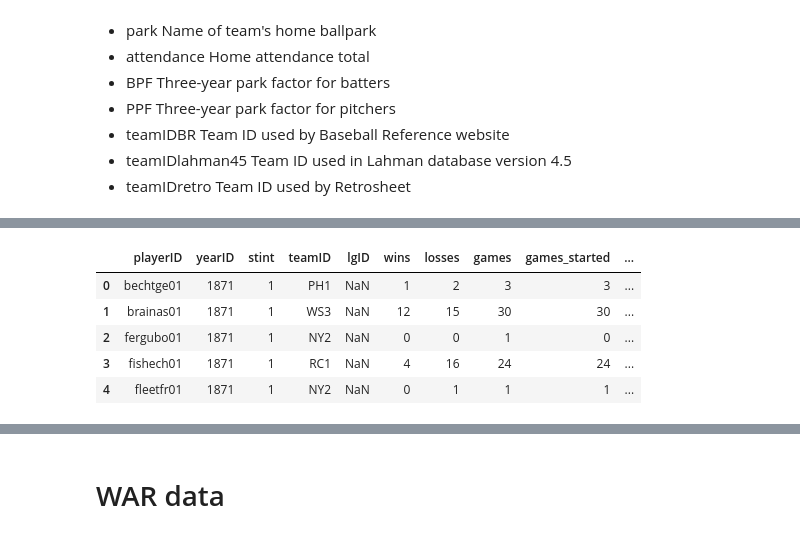
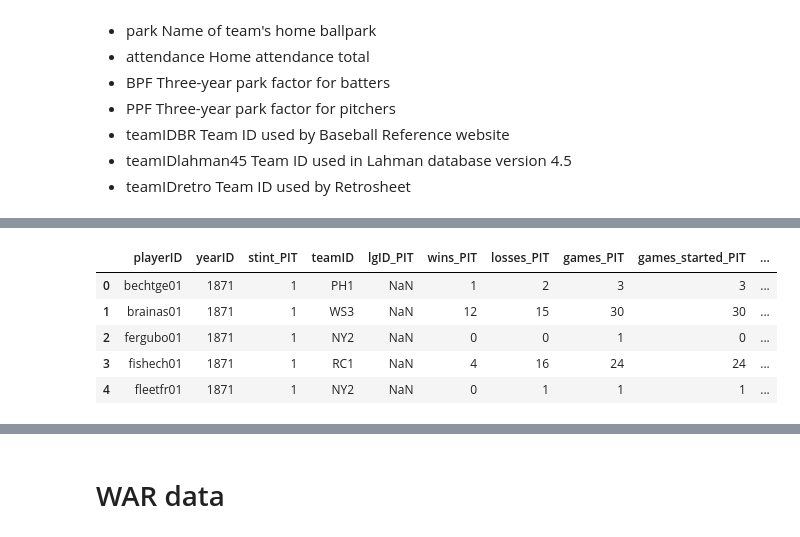
Before and after one commit to ghelms/MoneyBall-2.0, a Jupyter notebook: prep.ipynb, the cells around one changed output, grey strips where cells are left out. Drawn from its saved outputs; the diff is of its cells as text; code cells hidden in the pictures.

```diff
--- a/prep.ipynb
+++ b/prep.ipynb
@@ -75,0 +76,8 @@ pd.set_option('display.max_columns', None)
+# %%
+# People data
+awards = pd.read_csv("data/AwardsPlayers.csv")
+people = pd.read_csv("data/People.csv")
+batting = pd.read_csv("data/Batting.csv")
+pitching = pd.read_csv("data/Pitching.csv")
+salaries = pd.read_csv("data/Salaries.csv")
+teams = pd.read_csv("data/Teams.csv")
@@ -101,9 +168,11 @@ batting.head()
 # %%
+### Pitching ###
 # Rename columns
 pitching = pitching.rename(columns={"W": "wins", "L": "losses", "G": "games", "GS": "games_started", "CG": "complete_games", "SHO": "shutouts", "SV": "saves", "IPouts": "outs_pitched", "H": "hits_allowed", "ER": "earned_runs", "HR": "home_runs_allowed", "BB": "walks", "SO": "strikeouts", "BAOpp": "opponent_batting_average", "ERA": "earned_run_average", "IBB": "intentional_walks", "WP": "wild_pitches", "HBP": "hit_by_pitch", "BK": "balks", "BFP": "batters_faced", "GF": "games_finished", "R": "runs_allowed", "SH": "sacrifice_hits", "SF": "sacrifice_flies", "GIDP": "grounded_into_double_play"})
+pitching = pitching.rename(columns=lambda x: x + "_PIT" if x not in ["playerID", "yearID", "teamID"] else x)
 pitching.head()
 # %% [output]
-|  | playerID | yearID | stint | teamID | lgID | wins | losses | games | games_started | ... |
+|  | playerID | yearID | stint_PIT | teamID | lgID_PIT | wins_PIT | losses_PIT | games_PIT | games_started_PIT | ... |
 | 0 | bechtge01 | 1871 | 1 | PH1 | NaN | 1 | 2 | 3 | 3 | ... |
 | 1 | brainas01 | 1871 | 1 | WS3 | NaN | 12 | 15 | 30 | 30 | ... |
 | 2 | fergubo01 | 1871 | 1 | NY2 | NaN | 0 | 0 | 1 | 0 | ... |
```
Also changed, not shown: parts of 18 cells of this notebook.
